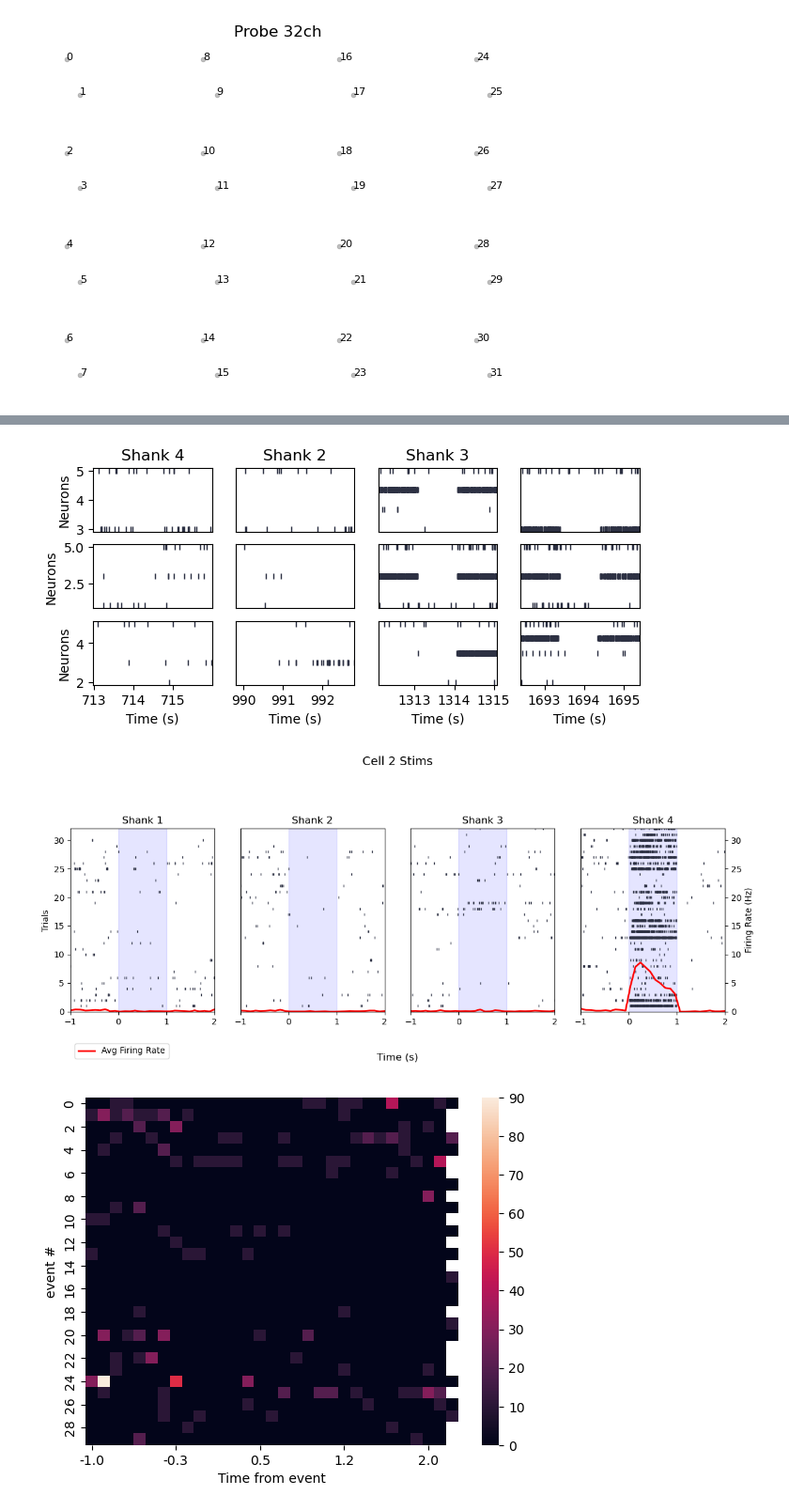
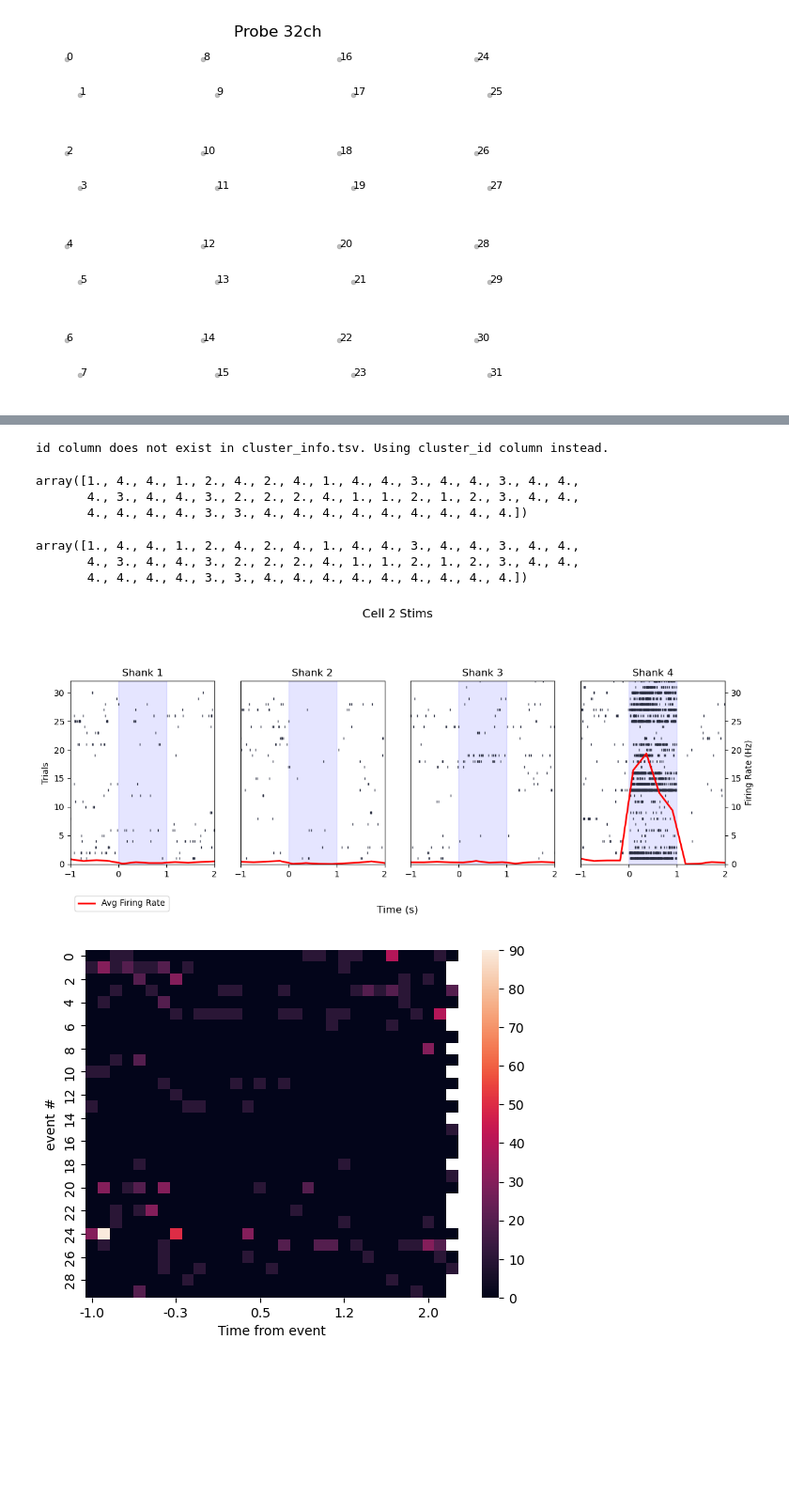
Before and after one commit to kimqi/PlaceCellDisruption, a Jupyter notebook: Analyses/Preliminary_Analysis.ipynb, the cells around one changed output, grey strips where cells are left out. Shown at 94% size. Saved outputs shown, nothing was run; the diff lists cells and outputs as text; code cells hidden in the pictures; blank space fills up the shorter version.

```diff
--- a/Analyses/Preliminary_Analysis.ipynb
+++ b/Analyses/Preliminary_Analysis.ipynb
@@ -259,45 +162,36 @@ for i in range(0,2):
-# %%
-# Plot Pyramidal Cell Rasters
-pyr_fig, ax = plt.subplots(3, 4)
-pyr_fig.set_size_inches([7.5, 3.0])
-
-
-# Shank 1
-spikes.plot_raster(pyr_spks.time_slice(t_start=900.98, t_stop=903.98), ax=ax[0,0], markersize=4)
-spikes.plot_raster(pyr_spks.time_slice(t_start=781, t_stop=784), ax=ax[1,0], markersize=4)
-spikes.plot_raster(pyr_spks.time_slice(t_start=712.99, t_stop=715.99), ax=ax[2,0], markersize=4)
-ax[0,0].set_title("Shank 1")
-# Shank 2
-spikes.plot_raster(pyr_spks.time_slice(t_start=1224.15, t_stop=1227.15), ax=ax[0,1], markersize=4)
-spikes.plot_raster(pyr_spks.time_slice(t_start=1180.22, t_stop=1183.22), ax=ax[1,1], markersize=4)
-spikes.plot_raster(pyr_spks.time_slice(t_start=989.81, t_stop=992.81), ax=ax[2,1], markersize=4)
-ax[0,1].set_title("Shank 2")
-# Shank 3
-spikes.plot_raster(pyr_spks.time_slice(t_start=1547.03, t_stop=1550.03), ax=ax[0,2], markersize=4)
-spikes.plot_raster(pyr_spks.time_slice(t_start=1404.11, t_stop=1407.11), ax=ax[1,2], markersize=4)
-spikes.plot_raster(pyr_spks.time_slice(t_start=1312.08, t_stop=1315.08), ax=ax[2,2], markersize=4)
-ax[0,2].set_title("Shank 3")
-
-# Shank 4
-spikes.plot_raster(pyr_spks.time_slice(t_start=1842.14, t_stop=1845.14), ax=ax[0,3], markersize=4)
-spikes.plot_raster(pyr_spks.time_slice(t_start=1798.1, t_stop=1801.1), ax=ax[1,3], markersize=4)
-spikes.plot_raster(pyr_spks.time_slice(t_start=1692.4, t_stop=1695.40), ax=ax[2,3], markersize=4)
-ax[0,0].set_title("Shank 4")
-
-for i in range(1,4):
-    for j in range(0,3):
-        ax[j,i].axes.get_yaxis().set_visible(False)
-
-
-for i in range(0,2):
-    for j in range(0,4):
-        ax[i,j].axes.get_xaxis().set_visible(False)
-# %% [output]
-[figure, removed]
+# %%
+# Neurons
+phy_dir = sorted(sess.basepath.glob("**/params.py"))[0].parent
+sess.phy = PhyIO(dirname=phy_dir)
+
+sess.neurons = Neurons(sess.phy.spiketrains, t_stop=sess.eegfile.duration, neuron_ids=sess.phy.neuron_ids,
+                       neuron_type=sess.phy.cluster_info["group"], waveforms=sess.phy.waveforms,
+                       waveforms_amplitude=sess.phy.waveforms_amplitude, sampling_rate=sess.recinfo.dat_sampling_rate,
+                       peak_channels=sess.phy.peak_channels, shank_ids=sess.phy.shank_ids)
+
+sess.neurons.shank_ids
+# %% [output]
+id column does not exist in cluster_info.tsv. Using cluster_id column instead.
+array([1., 4., 4., 1., 2., 4., 2., 4., 1., 4., 4., 3., 4., 4., 3., 4., 4.,
+       4., 3., 4., 4., 3., 2., 2., 2., 4., 1., 1., 2., 1., 2., 3., 4., 4.,
+       4., 4., 4., 4., 3., 3., 4., 4., 4., 4., 4., 4., 4., 4., 4.])
+# %%
+for sh in np.unique(sess.neurons.shank_ids.astype(int)):
+    sess.recinfo.write_neurons(sess.neurons.neuron_slice(np.where(sess.neurons.shank_ids == sh)[0]), suffix_num=sh)
+
+sess.neurons.shank_ids
+# %% [output]
+array([1., 4., 4., 1., 2., 4., 2., 4., 1., 4., 4., 3., 4., 4., 3., 4., 4.,
+       4., 3., 4., 4., 3., 2., 2., 2., 4., 1., 1., 2., 1., 2., 3., 4., 4.,
+       4., 4., 4., 4., 3., 3., 4., 4., 4., 4., 4., 4., 4., 4., 4.])
 # %%
-b_size = 0.1
+# Plot Neuron by Shank Stims
+'''
+Plot by Shank, then plot average firing rate over trials overlayed onto the plots. Save to a save directory.
+'''
+
+b_size = 0.25
 for i in range(0, len(sess.neurons)):
-# Plot Neuron by Stims
     nid = i
 
     cell_fig, ax = plt.subplots(1,4)
@@ -366,8 +260,10 @@ for i in range(0, len(sess.neurons)):
     plt.savefig(plot_dir / plot_name, dpi=300, bbox_inches='tight')  # Save with full path
     plt.close()
 # %%
+# Test Function for above
+
 nid = 2
-b_size = 0.1
+b_size = 0.25
 
 cell_fig, ax = plt.subplots(1,4)
 cell_fig.set_size_inches([12,5])
@@ -398,34 +294,34 @@ ax[2].set_title("Shank 3")
 ax[3].set_title("Shank 4")
 
 s1_fr = s1_cell.get_binned_spiketrains(bin_size=b_size)
 s1_binned_averages = s1_fr.spike_counts.mean(axis=0)
 
 s2_fr = s2_cell.get_binned_spiketrains(bin_size=b_size)
 s2_binned_averages = s2_fr.spike_counts.mean(axis=0)
 
 s3_fr = s3_cell.get_binned_spiketrains(bin_size=b_size)
 s3_binned_averages = s3_fr.spike_counts.mean(axis=0)
 
 s4_fr = s4_cell.get_binned_spiketrains(bin_size=b_size)
 s4_binned_averages = s4_fr.spike_counts.mean(axis=0)
 
 x_values = np.linspace(-1, 2, len(s1_binned_averages))
 # Overlaying the average firing rate onto the first subplot (Shank 1)
 ax[0].plot(x_values, s1_binned_averages, color='red', linewidth=2, label='Avg Firing Rate')
 ax[1].plot(x_values, s2_binned_averages, color='red', linewidth=2, label='Avg Firing Rate')
 ax[2].plot(x_values, s3_binned_averages, color='red', linewidth=2, label='Avg Firing Rate')
 ax[3].plot(x_values, s4_binned_averages, color='red', linewidth=2, label='Avg Firing Rate')
 ax[3].tick_params(axis='y', labelright=True)  # Enable right-side y-axis labels
 ax[3].secondary_yaxis('right').set_ylabel('Firing Rate (Hz)')  # Add firing rate units on the right
 
 
 cell_fig.text(0.5, 0.05, 'Time (s)', ha='center', fontsize=12)
 ax[0].legend()
 ax[0].legend(loc='upper left', bbox_to_anchor=(0,-0.15))
 
 plt.tight_layout(rect=[0, 0, 1, 0.95])
 # %% [output]
-[figure, old version]
+[figure, new version]
 # %%
 sess.bst = sess.neurons.get_binned_spiketrains(bin_size=0.1)
 sess.binned_peraster = binned_pe_raster(sess.bst, event_times=s1_start, neuron_id=2, buffer_sec=(1,2))
```
Also changed, not shown: parts of 7 cells of this notebook, 49 other files.
